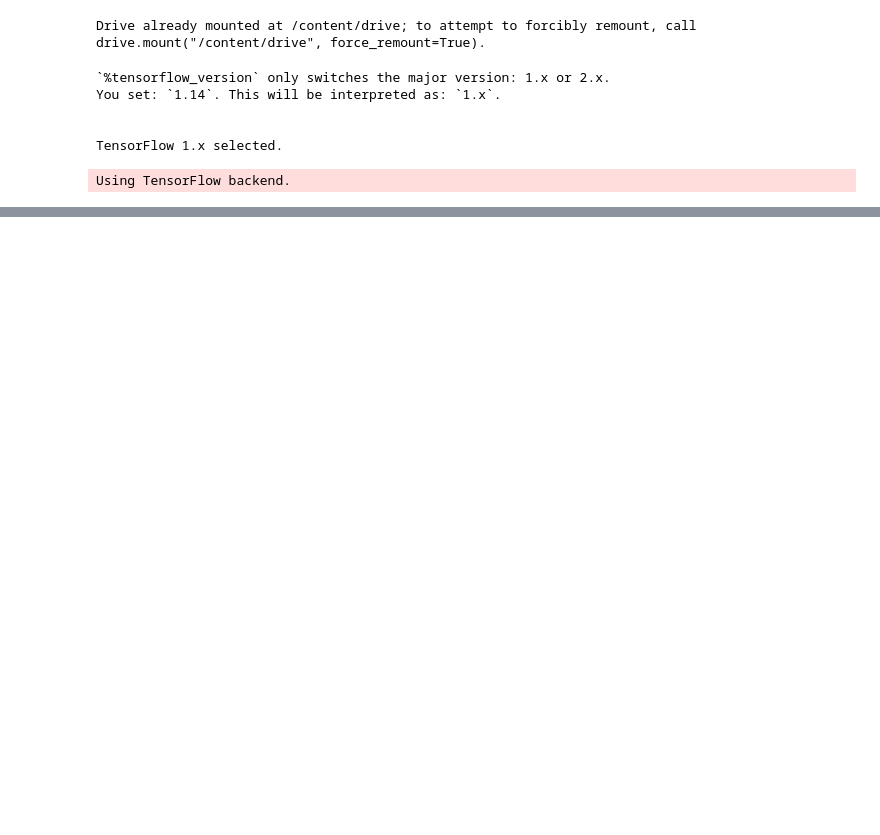
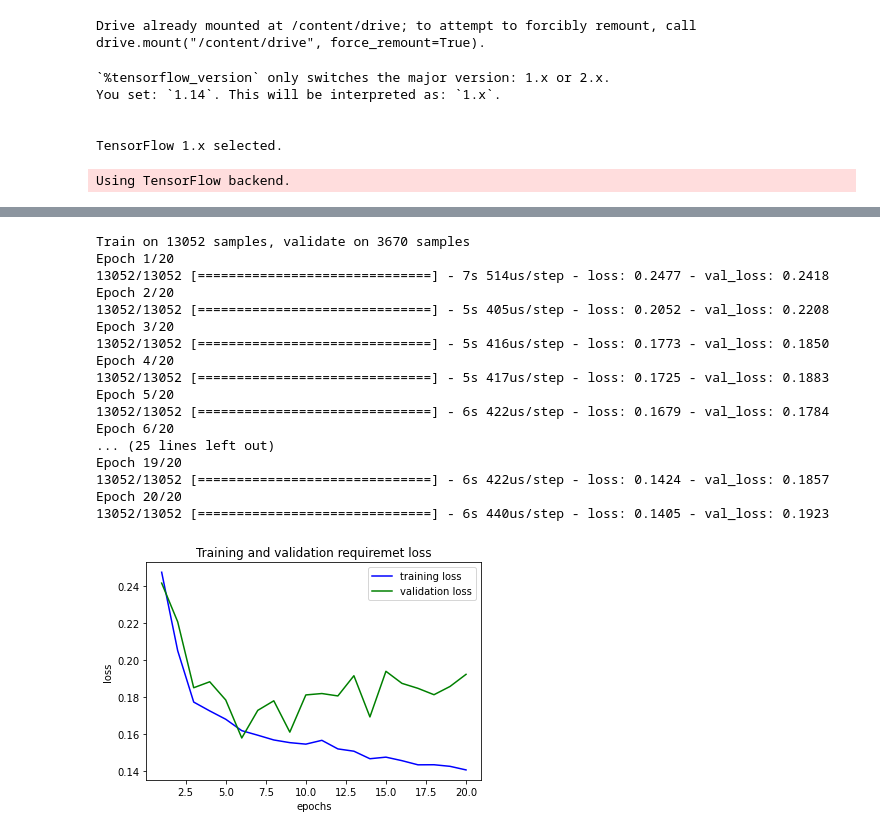
Before and after one commit to Mahinramezani/human_action_classification_ANN, a Jupyter notebook: code/model.ipynb, the cells around one changed output, grey strips where cells are left out. Drawn from its saved outputs; the diff is of its cells as text; code cells hidden in the pictures; blank space fills up the shorter version.

```diff
--- a/code/model.ipynb
+++ b/code/model.ipynb
@@ -173,0 +170,50 @@ Epoch 8/8
+# %%
+# build NN
+
+inputs = Input(shape=(75,))
+se1 = layers.Embedding(1000, 8, mask_zero=True)(inputs)
+se2 = layers.Dropout(0.5)(se1)
+se3 = layers.LSTM(128)(se2)
+se4 = layers.Dense(64, activation='relu')(se3)
+se5 = layers.Dropout(0.5)(se4)
+se6 = layers.Dense(32, activation='relu')(se5)
+se7 = layers.Dropout(0.5)(se6)
+output = layers.Dense(1, activation='sigmoid')(se7)
+model2 = Model(inputs=inputs, outputs=output)
+model2.compile(optimizer='adam', loss='mse')
+
+
+# train NN
+
+history2 = model2.fit(X_train, y_train, epochs=20, batch_size=256, validation_data=(X_val, y_val))
+
+# Show loss
+
+epochs = range(1,21)
+plt.plot(epochs, history2.history['loss'], 'b', label = 'training loss')
+plt.plot(epochs, history2.history['val_loss'], 'g', label = 'validation loss')
+plt.title('Training and validation requiremet loss')
+plt.ylabel('loss')
+plt.xlabel('epochs')
+plt.legend()
+
+model2.save('/content/drive/My Drive/Colab Notebooks/ANN/model3-256_d0.5-val.h5')
+# %% [output]
+Train on 13052 samples, validate on 3670 samples
+Epoch 1/20
+13052/13052 [==============================] - 7s 514us/step - loss: 0.2477 - val_loss: 0.2418
+Epoch 2/20
+13052/13052 [==============================] - 5s 405us/step - loss: 0.2052 - val_loss: 0.2208
+Epoch 3/20
+13052/13052 [==============================] - 5s 416us/step - loss: 0.1773 - val_loss: 0.1850
+Epoch 4/20
+13052/13052 [==============================] - 5s 417us/step - loss: 0.1725 - val_loss: 0.1883
+Epoch 5/20
+13052/13052 [==============================] - 6s 422us/step - loss: 0.1679 - val_loss: 0.1784
+Epoch 6/20
+... (25 lines left out)
+Epoch 19/20
+13052/13052 [==============================] - 6s 422us/step - loss: 0.1424 - val_loss: 0.1857
+Epoch 20/20
+13052/13052 [==============================] - 6s 440us/step - loss: 0.1405 - val_loss: 0.1923
+[figure, added]
```
Also changed, not shown: parts of 12 cells of this notebook, 8 other files.
